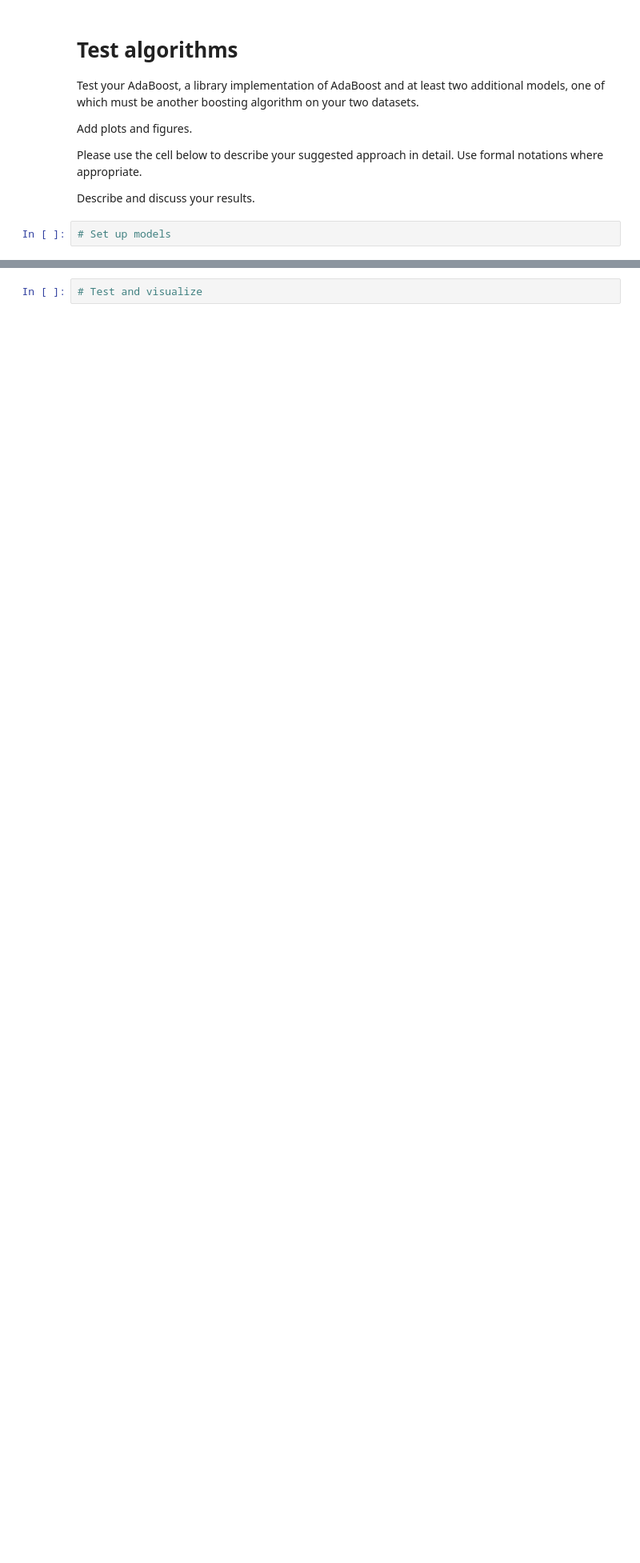
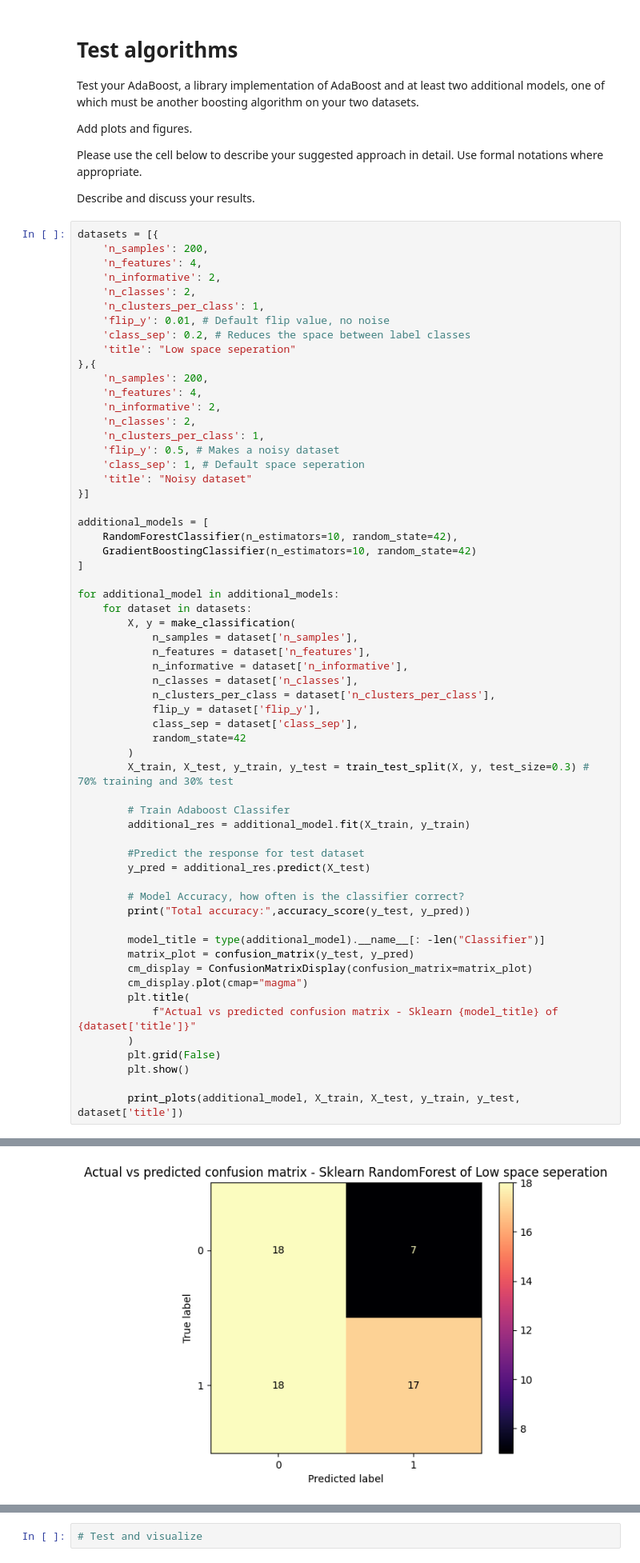
Before and after one commit to stavco9/advancedml-exc2, a Jupyter notebook: 3945_2025A_HW2_Boosting.ipynb, the cells around one changed output, grey strips where cells are left out. Shown at 80% size. Saved outputs shown, nothing was run; the diff lists cells and outputs as text; blank space fills up the shorter version.

```diff
--- a/3945_2025A_HW2_Boosting.ipynb
+++ b/3945_2025A_HW2_Boosting.ipynb
@@ -358,4 +377,63 @@ Please use the cell below to describe your suggested approach in detail. Use for
 
 Describe and discuss your results.
 # %%
-# Set up models
+datasets = [{
+    'n_samples': 200,
+    'n_features': 4,
+    'n_informative': 2,
+    'n_classes': 2,
+    'n_clusters_per_class': 1,
+    'flip_y': 0.01, # Default flip value, no noise
+    'class_sep': 0.2, # Reduces the space between label classes
+    'title': "Low space seperation"
+},{
+    'n_samples': 200,
+    'n_features': 4,
+    'n_informative': 2,
+    'n_classes': 2,
+    'n_clusters_per_class': 1,
+    'flip_y': 0.5, # Makes a noisy dataset
+    'class_sep': 1, # Default space seperation
+    'title': "Noisy dataset"
+}]
+
+additional_models = [
+    RandomForestClassifier(n_estimators=10, random_state=42),
+    GradientBoostingClassifier(n_estimators=10, random_state=42)
+]
+
+for additional_model in additional_models:
+    for dataset in datasets:
+        X, y = make_classification(
+            n_samples = dataset['n_samples'],
+            n_features = dataset['n_features'],
+            n_informative = dataset['n_informative'],
+            n_classes = dataset['n_classes'],
+            n_clusters_per_class = dataset['n_clusters_per_class'],
+            flip_y = dataset['flip_y'],
+            class_sep = dataset['class_sep'],
+            random_state=42
+        )
+        X_train, X_test, y_train, y_test = train_test_split(X, y, test_size=0.3) # 70% training and 30% test
+
+        # Train Adaboost Classifer
+        additional_res = additional_model.fit(X_train, y_train)
+
+        #Predict the response for test dataset
+        y_pred = additional_res.predict(X_test)
+
+        # Model Accuracy, how often is the classifier correct?
+        print("Total accuracy:",accuracy_score(y_test, y_pred))
+
+        model_title = type(additional_model).__name__[: -len("Classifier")]
+        matrix_plot = confusion_matrix(y_test, y_pred)
+        cm_display = ConfusionMatrixDisplay(confusion_matrix=matrix_plot)
+        cm_display.plot(cmap="magma")
+        plt.title(
+            f"Actual vs predicted confusion matrix - Sklearn {model_title} of {dataset['title']}"
+        )
+        plt.grid(False)
+        plt.show()
+
+        print_plots(additional_model, X_train, X_test, y_train, y_test, dataset['title'])
+# %% [output]
@@ -361,0 +441 @@ Describe and discuss your results.
+[figure, added]
```
Also changed, not shown: parts of 5 cells of this notebook.
